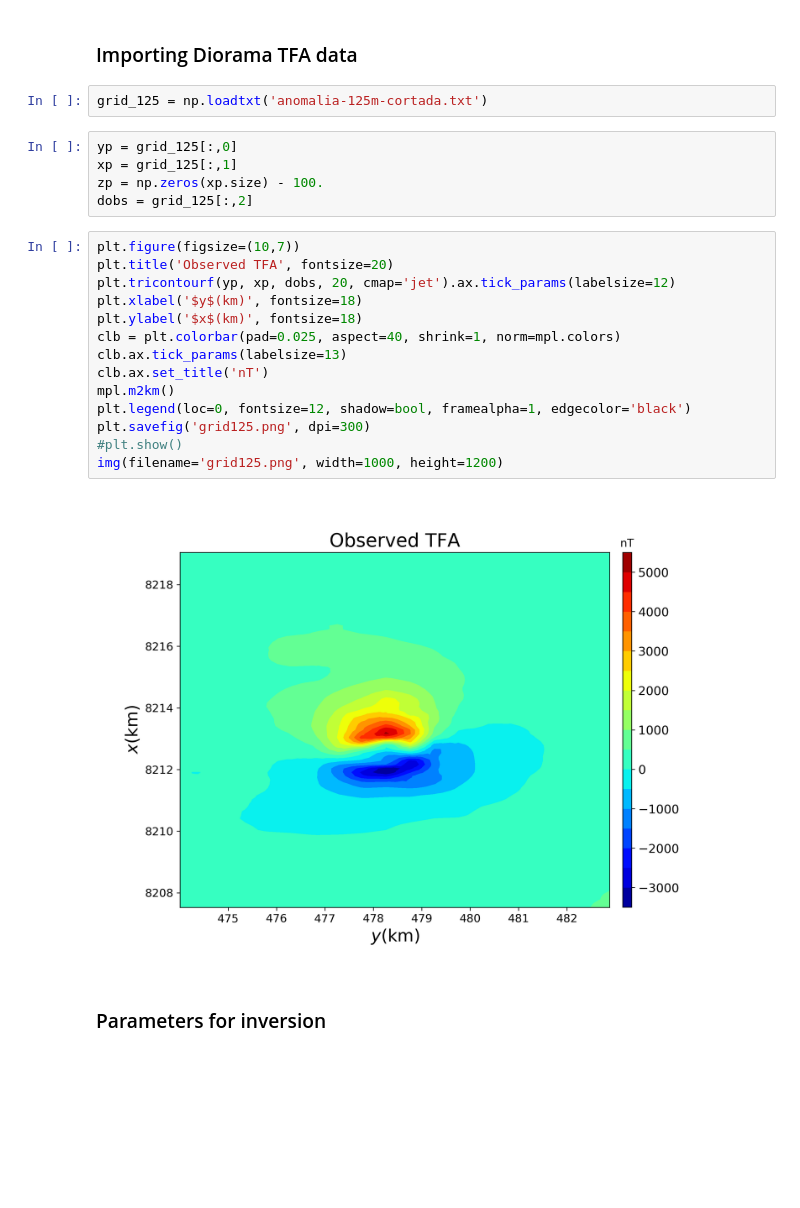
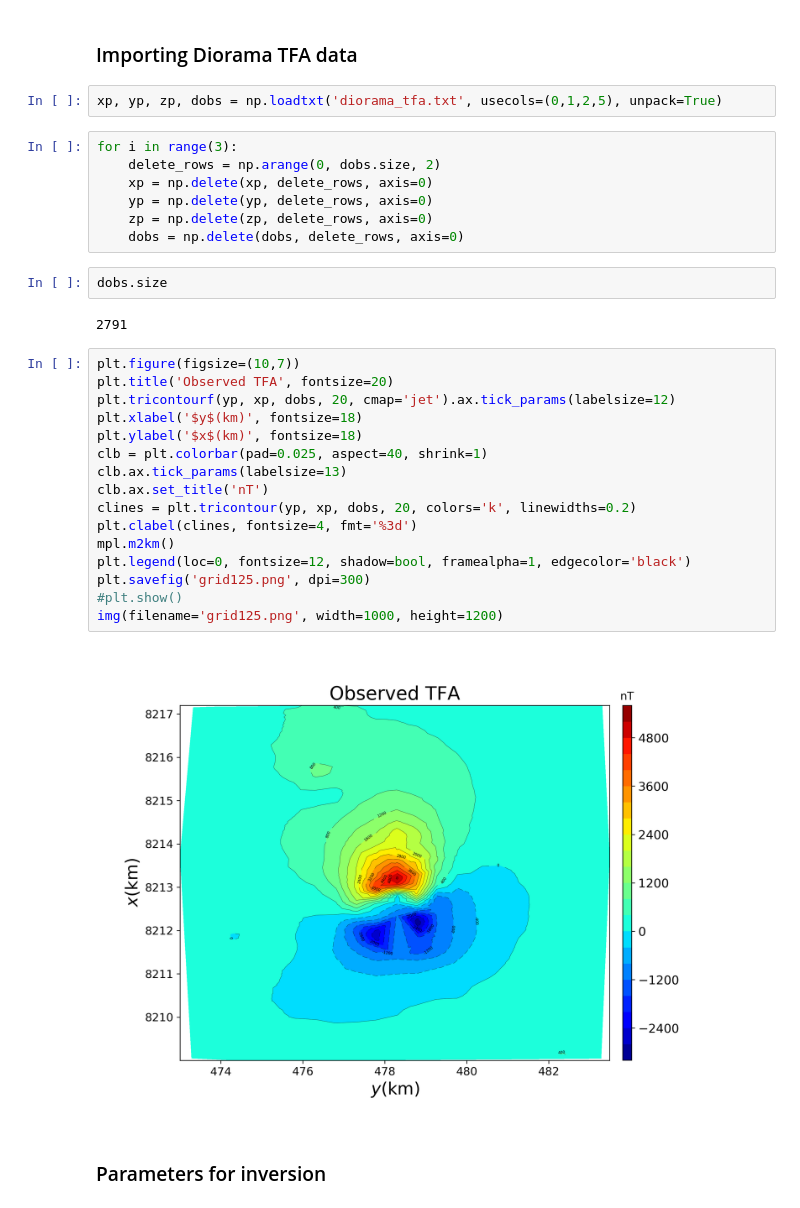
Before and after one commit to pinga-lab/magnetic-radial-inversion, a Jupyter notebook: code/real_data/diorama_inversion.ipynb, the cells around one changed output. Saved outputs shown, nothing was run; the diff lists cells and outputs as text; blank space fills up the shorter version.

```diff
--- a/code/real_data/diorama_inversion.ipynb
+++ b/code/real_data/diorama_inversion.ipynb
@@ -23,29 +23,37 @@ import mag_polyprism_functions as mfun
 # Input
 # %% [markdown]
 ### Importing Diorama TFA data
-# %%
-grid_125 = np.loadtxt('anomalia-125m-cortada.txt')
-# %%
-yp = grid_125[:,0]
-xp = grid_125[:,1]
-zp = np.zeros(xp.size) - 100.
-dobs = grid_125[:,2]
+# %%
+xp, yp, zp, dobs = np.loadtxt('diorama_tfa.txt', usecols=(0,1,2,5), unpack=True)
+# %%
+for i in range(3):
+    delete_rows = np.arange(0, dobs.size, 2)
+    xp = np.delete(xp, delete_rows, axis=0)
+    yp = np.delete(yp, delete_rows, axis=0)
+    zp = np.delete(zp, delete_rows, axis=0)
+    dobs = np.delete(dobs, delete_rows, axis=0)
+# %%
+dobs.size
+# %% [output]
+2791
 # %%
 plt.figure(figsize=(10,7))
 plt.title('Observed TFA', fontsize=20)
 plt.tricontourf(yp, xp, dobs, 20, cmap='jet').ax.tick_params(labelsize=12)
 plt.xlabel('$y$(km)', fontsize=18)
 plt.ylabel('$x$(km)', fontsize=18)
-clb = plt.colorbar(pad=0.025, aspect=40, shrink=1, norm=mpl.colors)
+clb = plt.colorbar(pad=0.025, aspect=40, shrink=1)
 clb.ax.tick_params(labelsize=13)
 clb.ax.set_title('nT')
+clines = plt.tricontour(yp, xp, dobs, 20, colors='k', linewidths=0.2)
+plt.clabel(clines, fontsize=4, fmt='%3d')
 mpl.m2km()
 plt.legend(loc=0, fontsize=12, shadow=bool, framealpha=1, edgecolor='black')
 plt.savefig('grid125.png', dpi=300)
 #plt.show()
 img(filename='grid125.png', width=1000, height=1200)
 # %% [output]
-[figure, old version]
+[figure, new version]
 # %% [markdown]
 ### Parameters for inversion
 # %%
```
Also changed, not shown: parts of 8 cells of this notebook, 11 other files.
